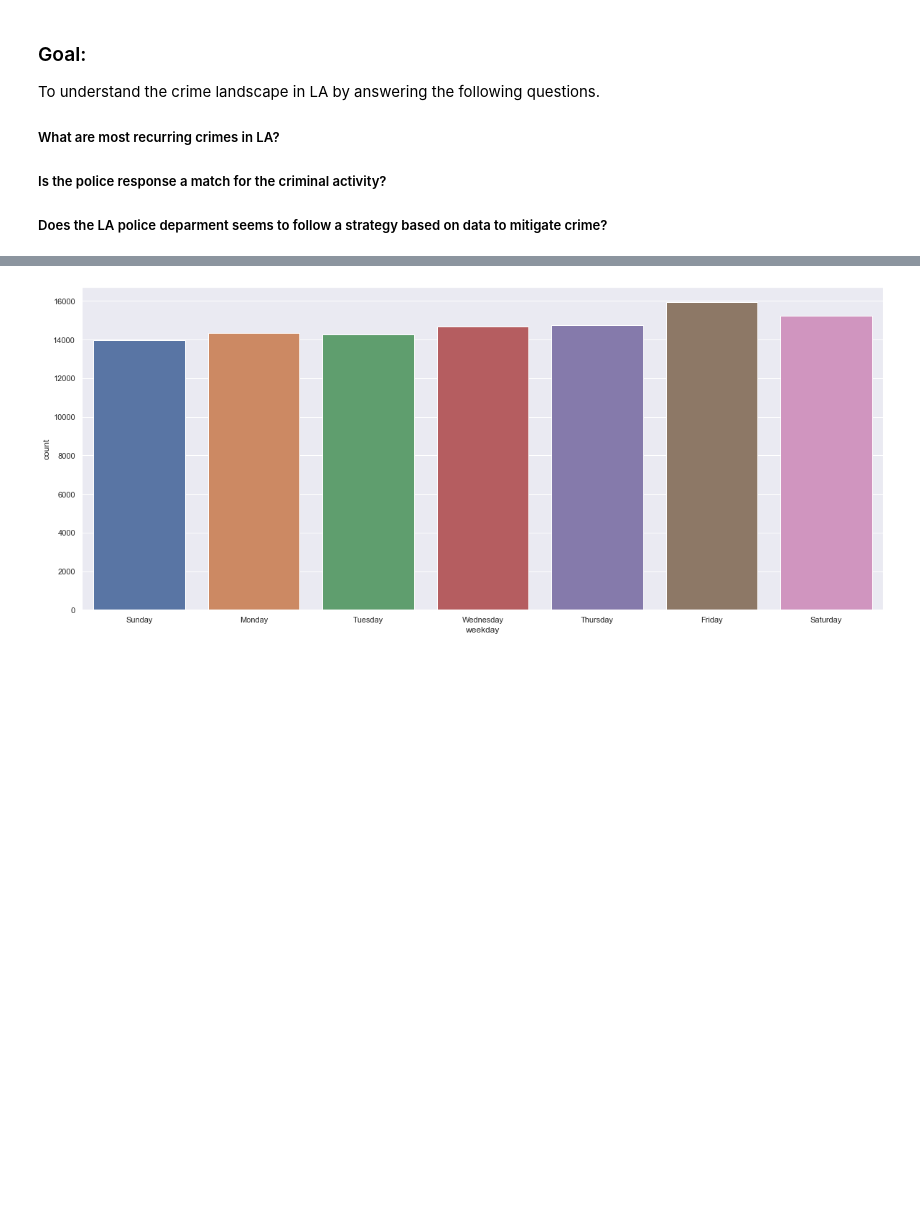
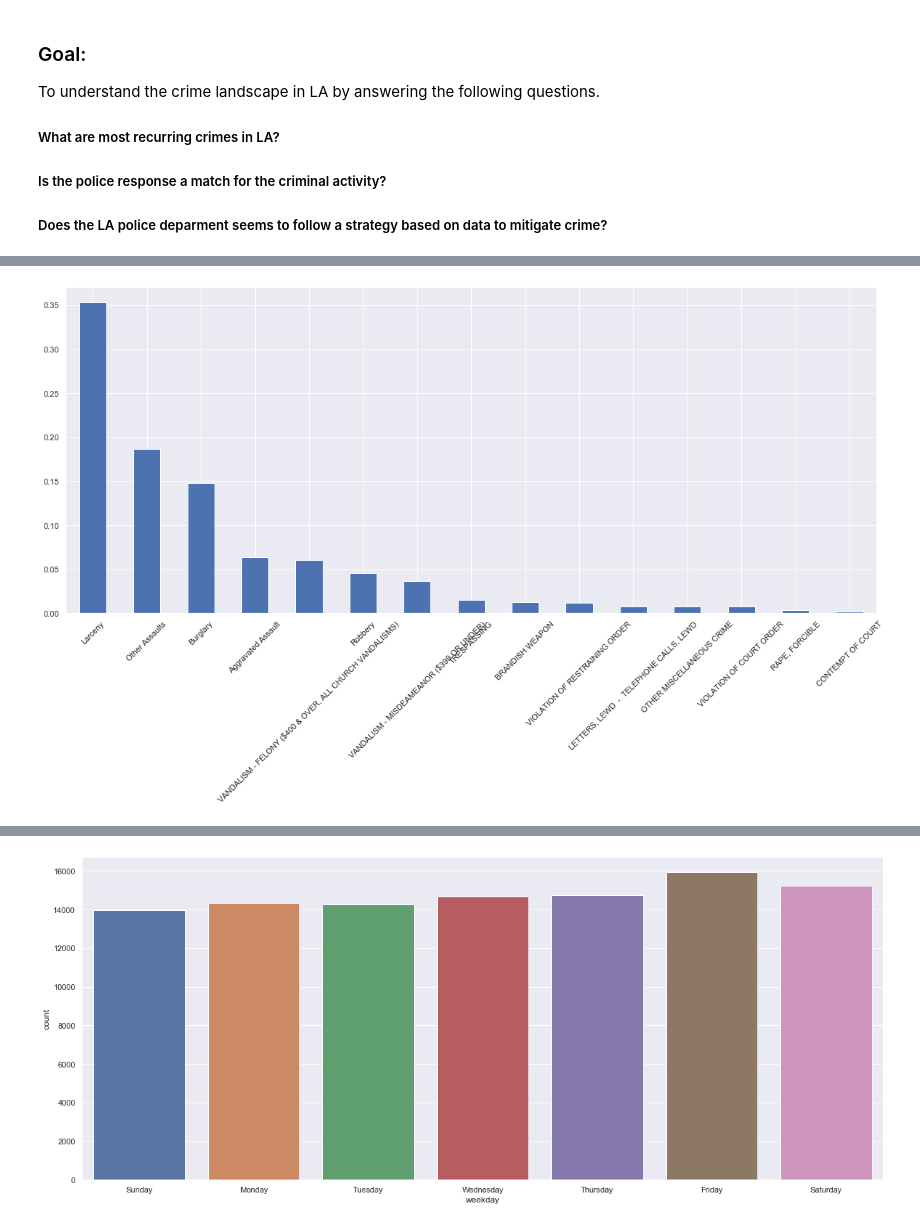
Before and after one commit to abreulastra/crime_analysis, a Jupyter notebook: crime_patterns_LA.ipynb, the cells around one changed output, grey strips where cells are left out. Drawn from its saved outputs; the diff is of its cells as text; code cells hidden in the pictures; blank space fills up the shorter version.

```diff
--- a/crime_patterns_LA.ipynb
+++ b/crime_patterns_LA.ipynb
@@ -47,0 +45,6 @@ arr = prepare_data(arr)
+# %%
+most_frequent_crimes = cri['crime_description_recoded'].value_counts().head(15) / cri['crime_description_recoded'].value_counts().sum()
+chart = most_frequent_crimes.plot.bar()
+chart.set_xticklabels(chart.get_xticklabels(), rotation=45);
+# %% [output]
+[figure, added]
```
Also changed, not shown: parts of 12 cells of this notebook, 1 other file.
